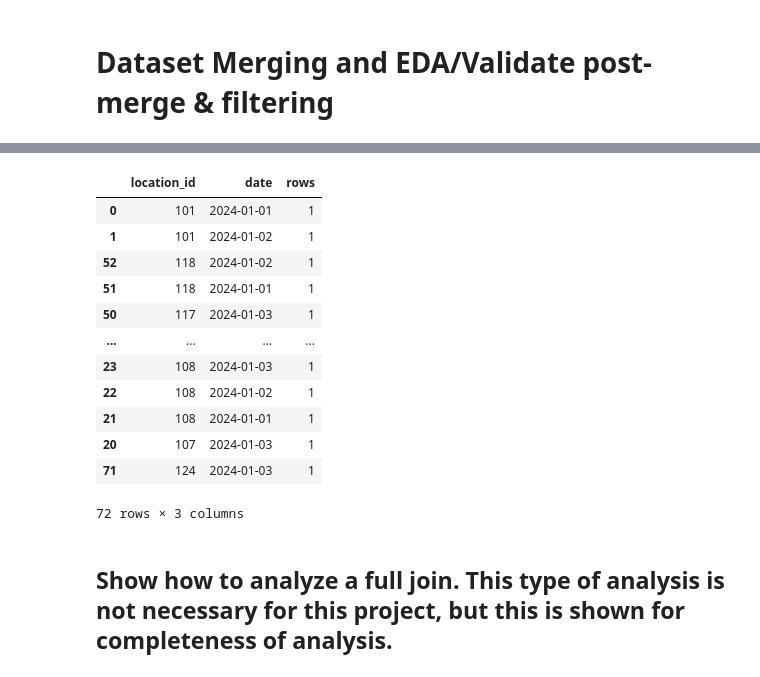
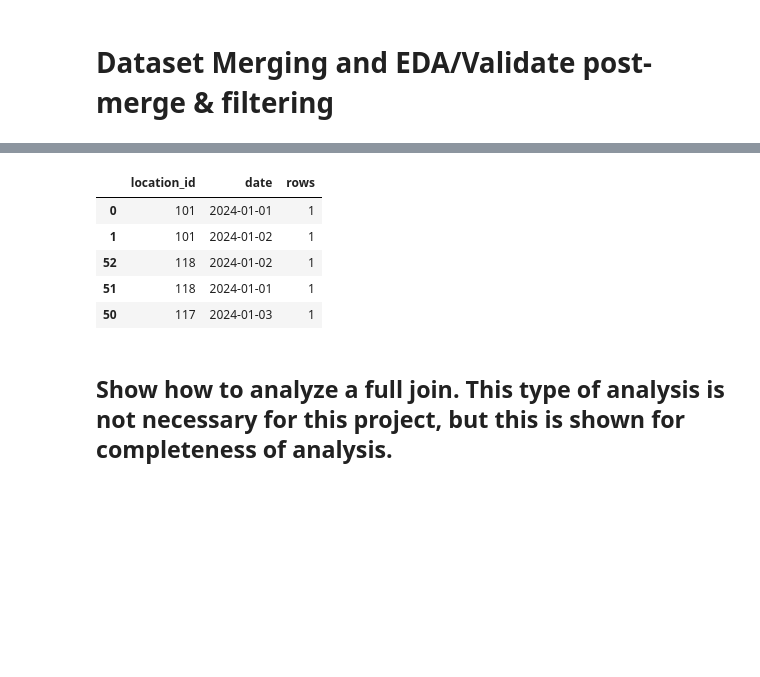
Before and after one commit to alexkrolak/Python_Code_Showcase, a Jupyter notebook: Project_Showcase/EDA.ipynb, the cells around one changed output, grey strips where cells are left out. Drawn from its saved outputs; the diff is of its cells as text; code cells hidden in the pictures; blank space fills up the shorter version.

```diff
--- a/Project_Showcase/EDA.ipynb
+++ b/Project_Showcase/EDA.ipynb
@@ -592,20 +597,13 @@ traffic_data.groupby(['location_id', 'date']).agg(rows = ('date', 'size')).reset
 # %%
 # How unique is a location-day in the weather data?
-weather_data.groupby(['location_id', 'date']).agg(rows = ('date', 'size')).reset_index().sort_values('rows', ascending = False)
+weather_data.groupby(['location_id', 'date']).agg(rows = ('date', 'size')).reset_index().sort_values('rows', ascending = False).head()
 # %% [output]
 |  | location_id | date | rows |
 | 0 | 101 | 2024-01-01 | 1 |
 | 1 | 101 | 2024-01-02 | 1 |
 | 52 | 118 | 2024-01-02 | 1 |
 | 51 | 118 | 2024-01-01 | 1 |
 | 50 | 117 | 2024-01-03 | 1 |
-| ... | ... | ... | ... |
-| 23 | 108 | 2024-01-03 | 1 |
-| 22 | 108 | 2024-01-02 | 1 |
-| 21 | 108 | 2024-01-01 | 1 |
-| 20 | 107 | 2024-01-03 | 1 |
-| 71 | 124 | 2024-01-03 | 1 |
-72 rows × 3 columns
 # %% [markdown]
 ## Show how to analyze a full join. This type of analysis is not necessary for this project, but this is shown for completeness of analysis.
 # %%
```
Also changed, not shown: parts of 18 cells of this notebook, 4 other files.
